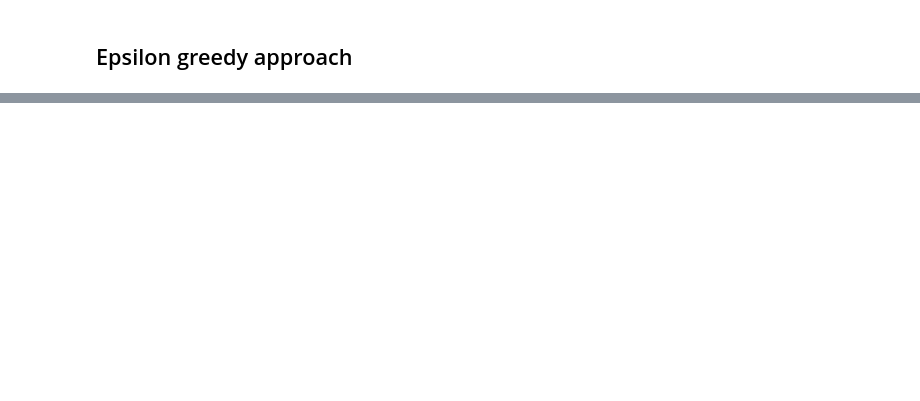
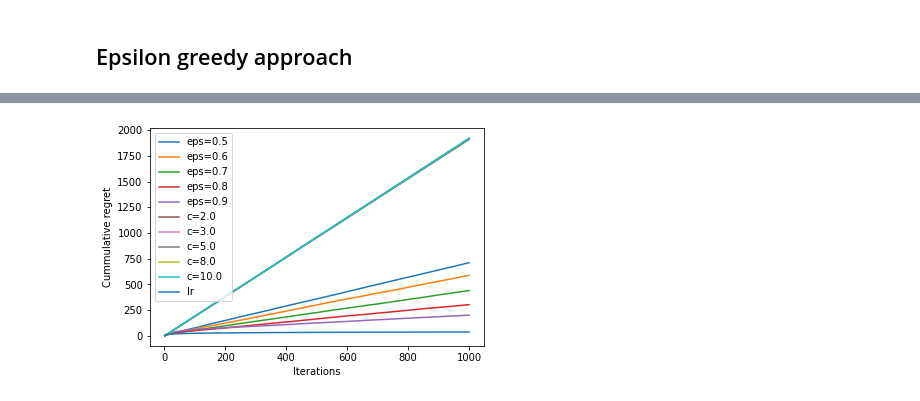
Before and after one commit to AnkurSatya/Multi-agent-systems, a Jupyter notebook: 4/Bandit_problem.ipynb, the cells around one changed output, grey strips where cells are left out. Cells and saved outputs as stored; diff of their text form; code cells hidden in the pictures; blank space fills up the shorter version.

```diff
--- a/4/Bandit_problem.ipynb
+++ b/4/Bandit_problem.ipynb
@@ -113,0 +204,16 @@ plt
+# %%
+for key, value in expected_regret_cumsum_values.items():
+    plt.plot(np.arange(1, num_iterations+1), value, label="eps="+str(key))
+
+for key, value in expected_regret_cumsum_values_ucb.items():
+    plt.plot(np.arange(1, num_iterations+1), value, label="c="+str(key))
+
+plt.plot(np.arange(1, num_iterations+1), expected_lai_robbins_values[0.5], label="lr")
+
+
+plt.xlabel("Iterations")
+plt.ylabel("Cummulative regret")
+plt.legend()
+plt.savefig("eps_greedy-vs-ucb-vs-lai_robbins.jpg", dpi=500)
+# %% [output]
+[figure, added]
```
Also changed, not shown: parts of 12 cells of this notebook, 5 other files.
